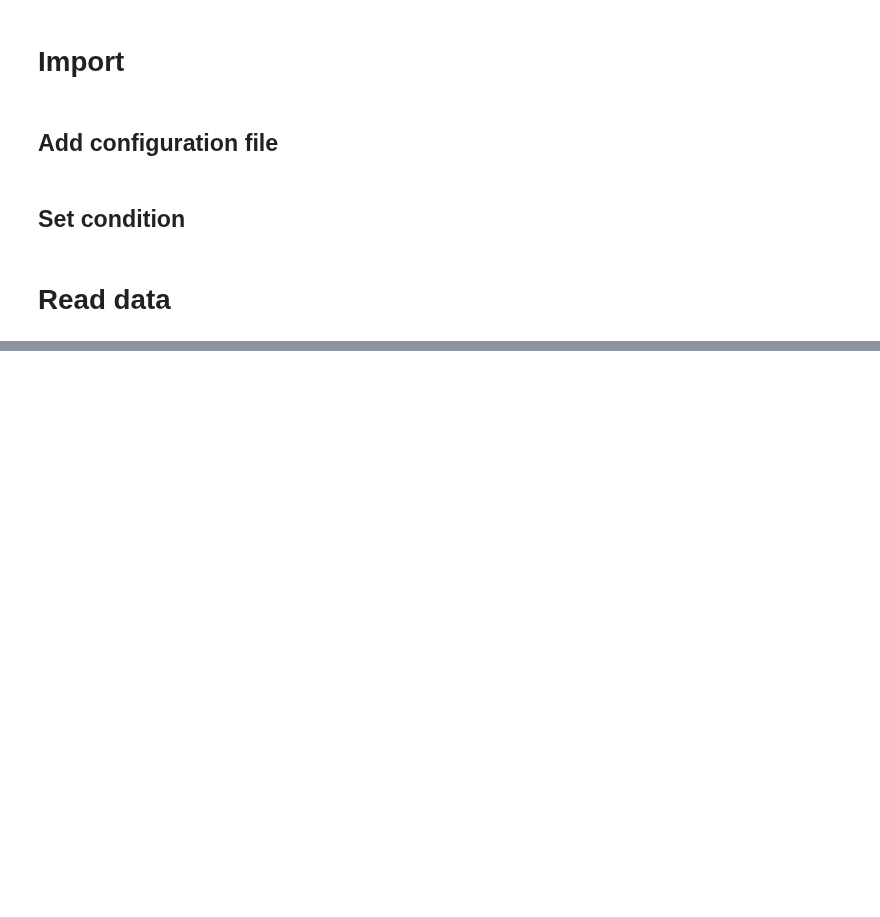
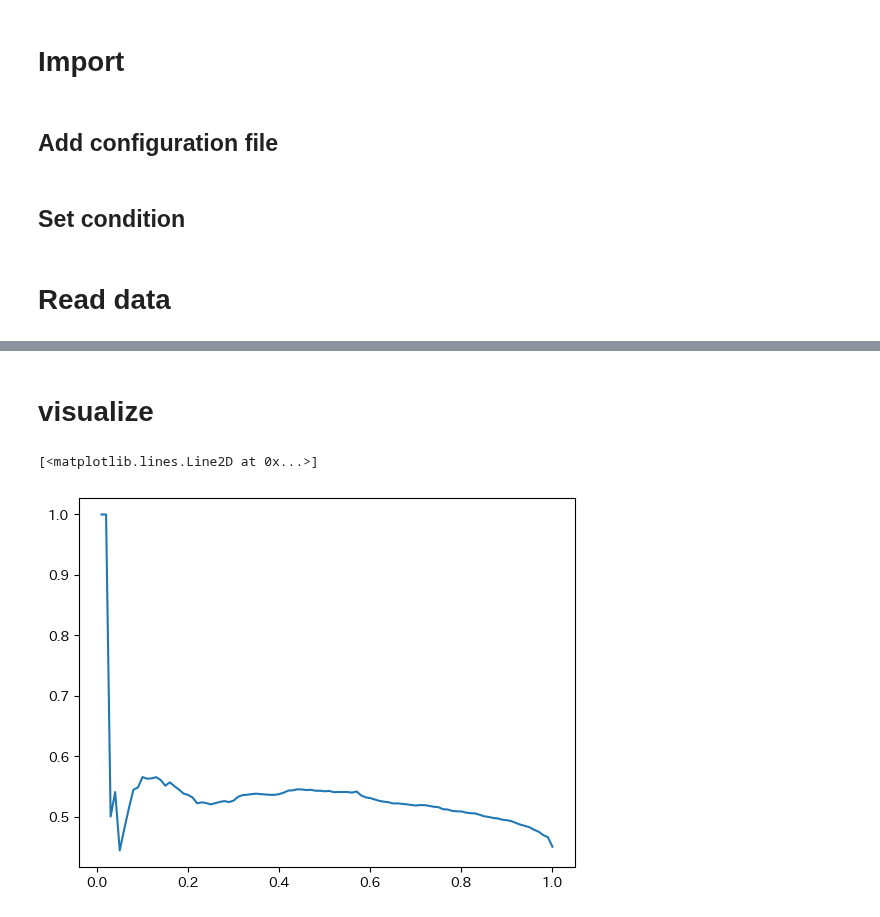
Before and after one commit to YuriNakayama/TextClassificationCode, a Jupyter notebook: Visualize/TopText/TopText-Copy1.ipynb, the cells around one changed output, grey strips where cells are left out. Cells and saved outputs as stored; diff of their text form; code cells hidden in the pictures; blank space fills up the shorter version.

```diff
--- a/Visualize/TopText/TopText-Copy1.ipynb
+++ b/Visualize/TopText/TopText-Copy1.ipynb
@@ -391,0 +89,8 @@ pd.DataFrame(
+# %%
+dist_path = s3.download(dist_path)[0]
+pred_path = s3.download(pred_path)[0]
+# %%
+dist = np.load(dist_path)
+pred = np.load(pred_path)
+# %% [markdown]
+# visualize
@@ -391,0 +105,17 @@ pd.DataFrame(
+# %%
+increment = 0.01
+percent_points = np.arange(increment, 1+increment, increment)
+# %%
+ami = []
+for percent_point in percent_points:
+    threshold = sp.stats.chi2(vector_dim).ppf(percent_point)
+    core_index = dist < threshold
+    core_index_sum = core_index.sum(axis=1).astype(bool)
+    ami.append(adjusted_mutual_info_score(df.loc[core_index_sum, "class"], pred[core_index_sum]))
+# %%
+fig = plt.figure()
+ax = fig.add_subplot(111)
+ax.plot(percent_points, ami)
+# %% [output]
+[<matplotlib.lines.Line2D at 0x...>]
+[figure, added]
```
Also changed, not shown: parts of 52 cells of this notebook, 3 other files.
